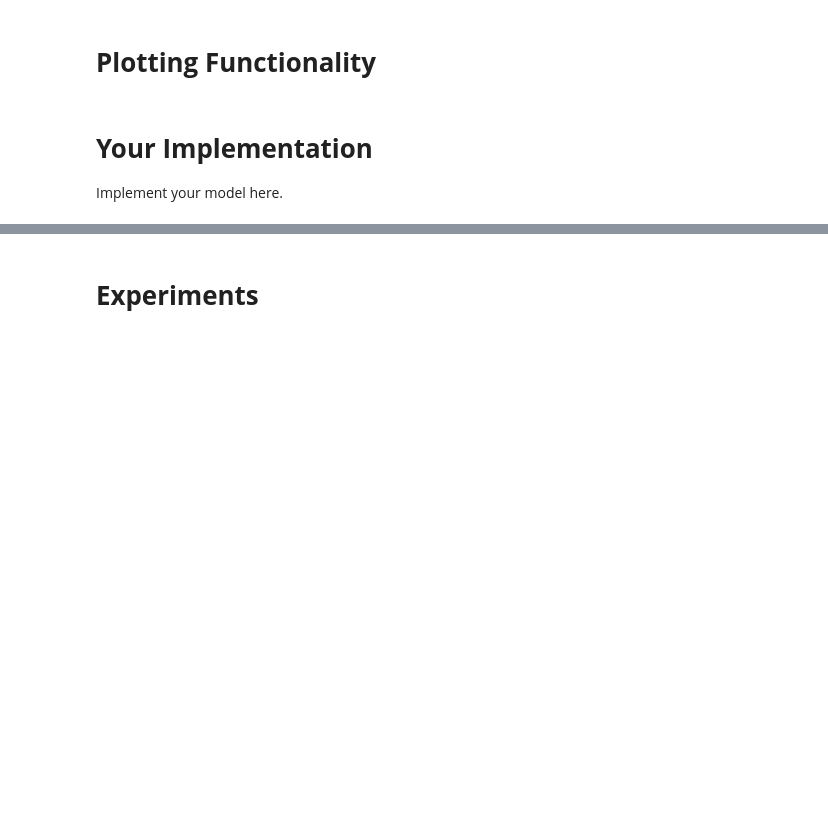
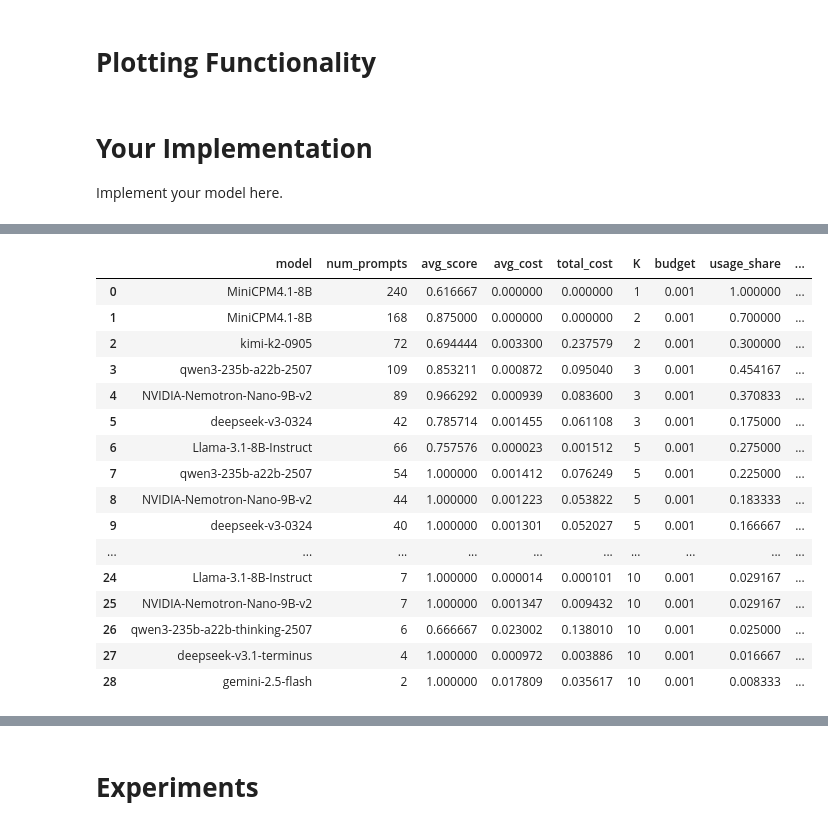
Before and after one commit to xxyy-x/LLM-Optimization, a Jupyter notebook: Project26_Starter_Code.ipynb, the cells around one changed output, grey strips where cells are left out. Saved outputs shown, nothing was run; the diff lists cells and outputs as text; code cells hidden in the pictures; blank space fills up the shorter version.

```diff
--- a/Project26_Starter_Code.ipynb
+++ b/Project26_Starter_Code.ipynb
@@ -40,3 +40,9 @@ ALPHA_GRID = [0.01, 0.05, 0.1, 0.2, 0.5, 1.0, 2.0, 5.0, 10.0]
 
 # Optional random seed not currently needed, but kept for extension.
 RANDOM_SEED = 42
+# %%
+df = pd.read_csv("routerbench.csv")
+df["model"].nunique()
+df["prompt_id"].nunique()
+df["dataset"].value_counts()
+df.groupby("model")[["score", "cost"]].mean().sort_values("score", ascending=False)
@@ -427,0 +648,78 @@ Implement your model here.
+# %%
+def get_model_usage_by_k(results):
+    rows = []
+
+    for r in results:
+        K = r["K"]
+        budget = r["budget"]
+        assign = r["assignments"]
+
+        usage = (
+            assign
+            .groupby("model")
+            .agg(
+                num_prompts=("prompt_id", "count"),
+                avg_score=("score", "mean"),
+                avg_cost=("cost", "mean"),
+                total_cost=("cost", "sum"),
+            )
+            .reset_index()
+        )
+
+        usage["K"] = K
+        usage["budget"] = budget
+        usage["usage_share"] = usage["num_prompts"] / assign["prompt_id"].nunique()
+
+        dataset_usage = (
+            assign
+            .groupby(["model", "dataset"])
+            .size()
+            .reset_index(name="dataset_num_prompts")
+        )
+
+        dataset_detail = (
+            dataset_usage
+            .groupby("model")
+            .apply(
+                lambda x: "; ".join(
+                    f"{row.dataset}:{row.dataset_num_prompts}"
+                    for row in x.itertuples()
+                )
+            )
+            .reset_index(name="dataset_breakdown")
+        )
+
+        usage = usage.merge(dataset_detail, on="model", how="left")
+
+        rows.append(usage)
+
+    usage_df = pd.concat(rows, ignore_index=True)
+
+    usage_df = usage_df.sort_values(
+        ["K", "num_prompts", "avg_score"],
+        ascending=[True, False, False]
+    ).reset_index(drop=True)
+
+    return usage_df
+
+usage_df = get_model_usage_by_k(results)
+
+usage_df
+# %% [output]
+|  | model | num_prompts | avg_score | avg_cost | total_cost | K | budget | usage_share | ... |
+| 0 | MiniCPM4.1-8B | 240 | 0.616667 | 0.000000 | 0.000000 | 1 | 0.001 | 1.000000 | ... |
+| 1 | MiniCPM4.1-8B | 168 | 0.875000 | 0.000000 | 0.000000 | 2 | 0.001 | 0.700000 | ... |
+| 2 | kimi-k2-0905 | 72 | 0.694444 | 0.003300 | 0.237579 | 2 | 0.001 | 0.300000 | ... |
+| 3 | qwen3-235b-a22b-2507 | 109 | 0.853211 | 0.000872 | 0.095040 | 3 | 0.001 | 0.454167 | ... |
+| 4 | NVIDIA-Nemotron-Nano-9B-v2 | 89 | 0.966292 | 0.000939 | 0.083600 | 3 | 0.001 | 0.370833 | ... |
+| 5 | deepseek-v3-0324 | 42 | 0.785714 | 0.001455 | 0.061108 | 3 | 0.001 | 0.175000 | ... |
+| 6 | Llama-3.1-8B-Instruct | 66 | 0.757576 | 0.000023 | 0.001512 | 5 | 0.001 | 0.275000 | ... |
+| 7 | qwen3-235b-a22b-2507 | 54 | 1.000000 | 0.001412 | 0.076249 | 5 | 0.001 | 0.225000 | ... |
+| 8 | NVIDIA-Nemotron-Nano-9B-v2 | 44 | 1.000000 | 0.001223 | 0.053822 | 5 | 0.001 | 0.183333 | ... |
+| 9 | deepseek-v3-0324 | 40 | 1.000000 | 0.001301 | 0.052027 | 5 | 0.001 | 0.166667 | ... |
+| ... | ... | ... | ... | ... | ... | ... | ... | ... | ... |
+| 24 | Llama-3.1-8B-Instruct | 7 | 1.000000 | 0.000014 | 0.000101 | 10 | 0.001 | 0.029167 | ... |
+| 25 | NVIDIA-Nemotron-Nano-9B-v2 | 7 | 1.000000 | 0.001347 | 0.009432 | 10 | 0.001 | 0.029167 | ... |
+| 26 | qwen3-235b-a22b-thinking-2507 | 6 | 0.666667 | 0.023002 | 0.138010 | 10 | 0.001 | 0.025000 | ... |
+| 27 | deepseek-v3.1-terminus | 4 | 1.000000 | 0.000972 | 0.003886 | 10 | 0.001 | 0.016667 | ... |
+| 28 | gemini-2.5-flash | 2 | 1.000000 | 0.017809 | 0.035617 | 10 | 0.001 | 0.008333 | ... |
```
Also changed, not shown: parts of 9 cells of this notebook.
